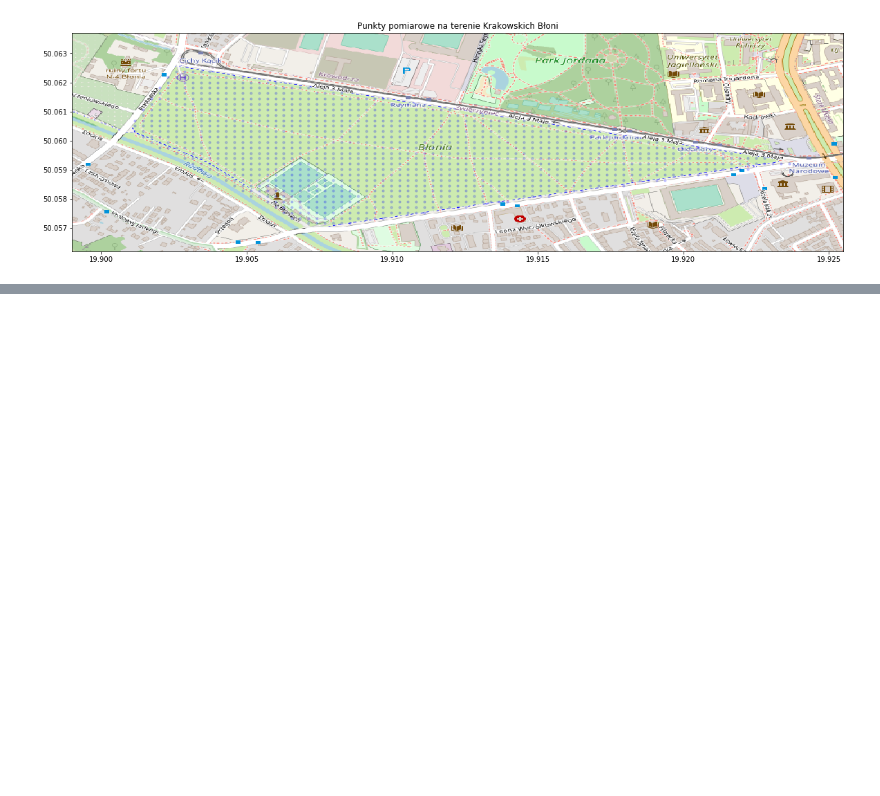
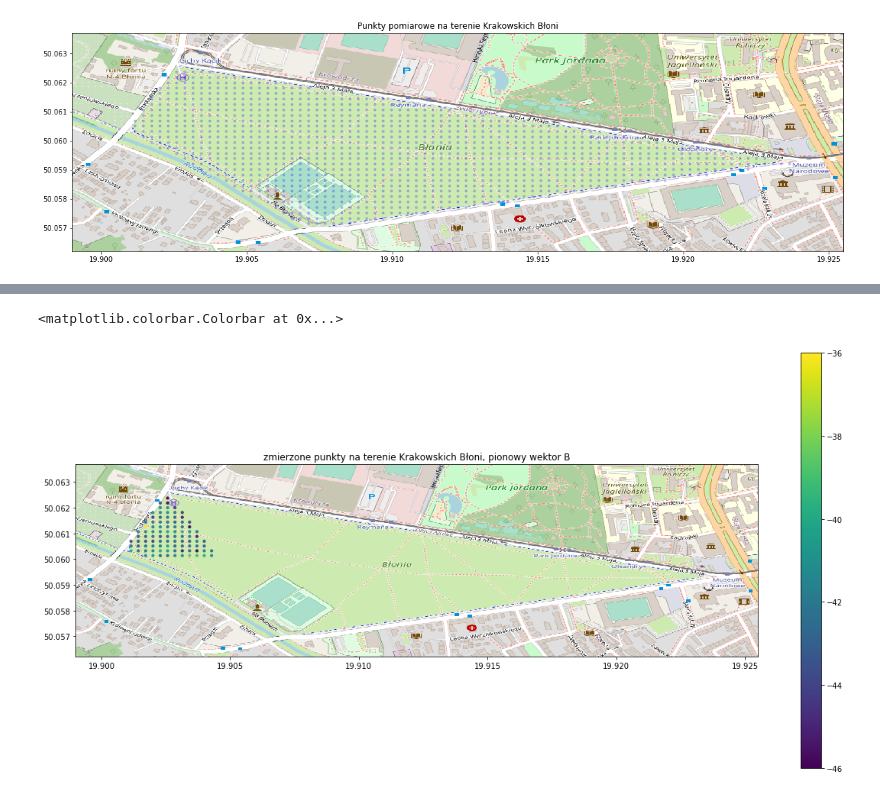
Before and after one commit to JTMalczewski/Magnetic_Data, a Jupyter notebook: ste_point_2.ipynb, the cells around one changed output, grey strips where cells are left out. Cells and saved outputs as stored; diff of their text form; code cells hidden in the pictures; blank space fills up the shorter version.

```diff
--- a/ste_point_2.ipynb
+++ b/ste_point_2.ipynb
@@ -145,3 +143,28 @@ ax.imshow(Blonia, zorder=0, extent = BBox, aspect= 'equal')
 # %% [output]
 <matplotlib.image.AxesImage at 0x...>
 [figure]
+# %%
+import csv
+file = open('1641591959435.csv')
+csvreader = csv.reader(file)
+header = []
+header = next(csvreader)
+rows = []
+for row in csvreader:
+        rows.append(row)
+file.close()
+# %%
+
+longitude = []
+latitude = []
+vertical = []
+horizontal = []
+test_lon = []
+test_lat = []
+for i in range(len(rows)-3):
+    longitude.append(rows[i][6])
+    latitude.append(rows[i][7])
+    vertical.append(rows[i][8])
+    horizontal.append(rows[i][10])
+    test_lon.append(rows[i][4])
+    test_lat.append(rows[i][5])
@@ -147,0 +182,13 @@ ax.imshow(Blonia, zorder=0, extent = BBox, aspect= 'equal')
+# %%
+colors = np.array([float(i) for i in vertical])*-0.01
+not_mesured=part_two[:92]
+fig, ax = plt.subplots(figsize = (20,10))
+ax.scatter(not_mesured.T[0], not_mesured.T[1], zorder=1, alpha= 0.9, c=colors, s=10)
+ax.set_title('zmierzone punkty na terenie Krakowskich Błoni, pionowy wektor B')
+ax.set_xlim(BBox[0],BBox[1])
+ax.set_ylim(BBox[2],BBox[3])
+im = ax.imshow(Blonia, zorder=0, extent = BBox, aspect= 'equal',vmin=-46,vmax=-36)
+fig.colorbar(im,ax=ax)
+# %% [output]
+<matplotlib.colorbar.Colorbar at 0x...>
+[figure, added]
```
Also changed, not shown: parts of 4 cells of this notebook, 10 other files.
